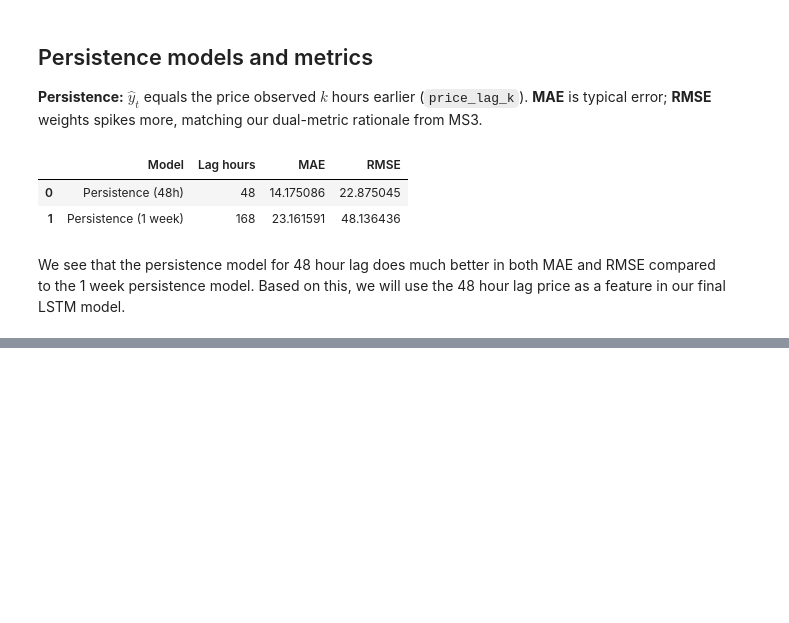
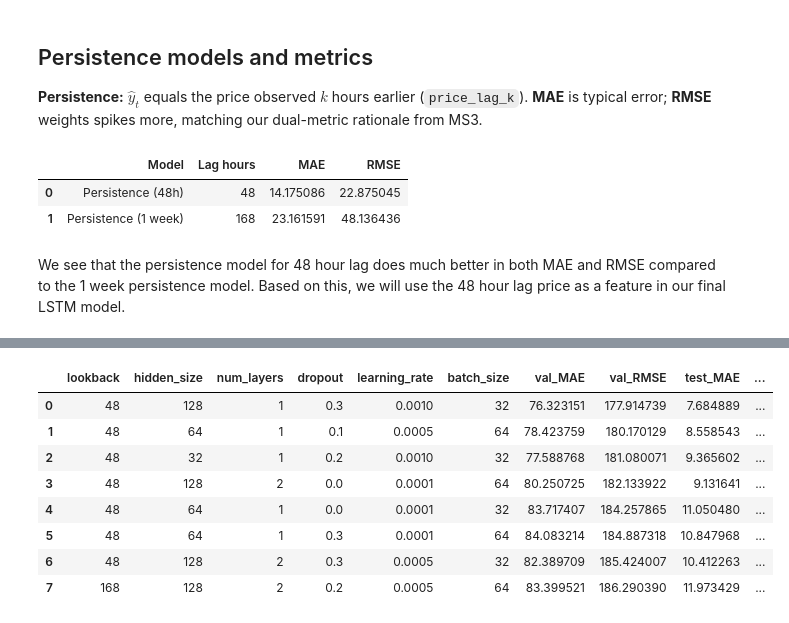
Before and after one commit to lewistu24/electricity-price-forecasting, a Jupyter notebook: final_ms4.ipynb, the cells around one changed output, grey strips where cells are left out. Drawn from its saved outputs; the diff is of its cells as text; code cells hidden in the pictures; blank space fills up the shorter version.

```diff
--- a/final_ms4.ipynb
+++ b/final_ms4.ipynb
@@ -116,0 +784,57 @@ We see that the persistence model for 48 hour lag does much better in both MAE a
+# %%
+HP_GRID = {
+    "lookback":      [48, 168],
+    "hidden_size":   [32, 64, 128],
+    "num_layers":    [1, 2],
+    "dropout":       [0.0, 0.1, 0.2, 0.3],
+    "learning_rate": [1e-3, 5e-4, 1e-4],
+    "batch_size":    [32, 64],
+}
+N_TRIALS = 8  # random search keeps wall-time reasonable on a laptop
+
+
+def run_hyperparameter_search(df, features, train_dates, val_dates, test_dates,
+                              hp_grid=None, n_trials=N_TRIALS, seed=LSTM_SEED,
+                              epochs=40, patience=8):
+    """Random search over `hp_grid`, ranked by validation RMSE."""
+    if hp_grid is None:
+        hp_grid = HP_GRID
+    all_combos = list(itertools.product(*hp_grid.values()))
+    random.seed(seed)
+    sampled = random.sample(all_combos, min(n_trials, len(all_combos)))
+
+    rows = []
+    for combo in sampled:
+        hp = dict(zip(hp_grid.keys(), combo))
+        lookback = hp.pop("lookback")
+
+        (X_tr, y_tr, _), (X_val, y_val, _), (X_te, y_te, _), _, target_scaler = \
+            prepare_hourly_lstm_data(df, features, lookback, train_dates, val_dates, test_dates)
+        model, _, _ = train_lstm(X_tr, y_tr, X_val, y_val,
+                                 epochs=epochs, patience=patience, **hp)
+        val_mae, val_rmse, _, _ = evaluate_predictions(model, X_val, y_val, target_scaler)
+        test_mae, test_rmse, _, _ = evaluate_predictions(model, X_te, y_te, target_scaler)
+
+        rows.append({
+            "lookback": lookback, **hp,
+            "val_MAE": val_mae, "val_RMSE": val_rmse,
+            "test_MAE": test_mae, "test_RMSE": test_rmse,
+        })
+        print(f"  L={lookback:3d}  h={hp['hidden_size']:3d}  layers={hp['num_layers']}  "
+              f"drop={hp['dropout']:.1f}  lr={hp['learning_rate']:.0e}  bs={hp['batch_size']:2d}  "
+              f"->  val_RMSE={val_rmse:6.3f}")
+
+    return pd.DataFrame(rows).sort_values("val_RMSE").reset_index(drop=True)
+
+
+# `best_group_name` and `best_features` were fixed to "all_features" in §2.8.
+# §2.9 only searches over hyperparameters; lookback is one of those hyperparameters.
+print(f"Tuning hyperparameters on the '{best_group_name}' feature set "
+      f"({len(best_features)} features) ...\n")
+print(f"Default-HP baseline to beat (from §2.8):")
+print(group_results_df[["lookback", "val_RMSE", "test_MAE", "test_RMSE"]].to_string(index=False))
+print()
+
+hp_results_df = run_hyperparameter_search(df_safe, best_features, train_dates, val_dates, test_dates)
+hp_results_df.head(10)
+# %% [output]
@@ -116,0 +856,9 @@ We see that the persistence model for 48 hour lag does much better in both MAE a
+|  | lookback | hidden_size | num_layers | dropout | learning_rate | batch_size | val_MAE | val_RMSE | test_MAE | ... |
+| 0 | 48 | 128 | 1 | 0.3 | 0.0010 | 32 | 76.323151 | 177.914739 | 7.684889 | ... |
+| 1 | 48 | 64 | 1 | 0.1 | 0.0005 | 64 | 78.423759 | 180.170129 | 8.558543 | ... |
+| 2 | 48 | 32 | 1 | 0.2 | 0.0010 | 32 | 77.588768 | 181.080071 | 9.365602 | ... |
+| 3 | 48 | 128 | 2 | 0.0 | 0.0001 | 64 | 80.250725 | 182.133922 | 9.131641 | ... |
+| 4 | 48 | 64 | 1 | 0.0 | 0.0001 | 32 | 83.717407 | 184.257865 | 11.050480 | ... |
+| 5 | 48 | 64 | 1 | 0.3 | 0.0001 | 64 | 84.083214 | 184.887318 | 10.847968 | ... |
+| 6 | 48 | 128 | 2 | 0.3 | 0.0005 | 32 | 82.389709 | 185.424007 | 10.412263 | ... |
+| 7 | 168 | 128 | 2 | 0.2 | 0.0005 | 64 | 83.399521 | 186.290390 | 11.973429 | ... |
```
Also changed, not shown: parts of 32 cells of this notebook, 12 other files.
